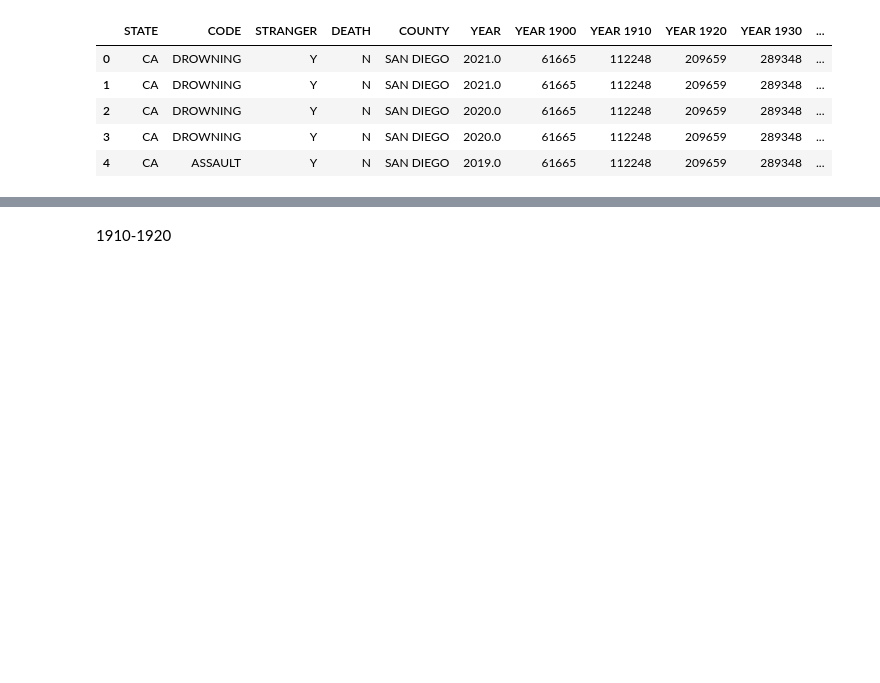
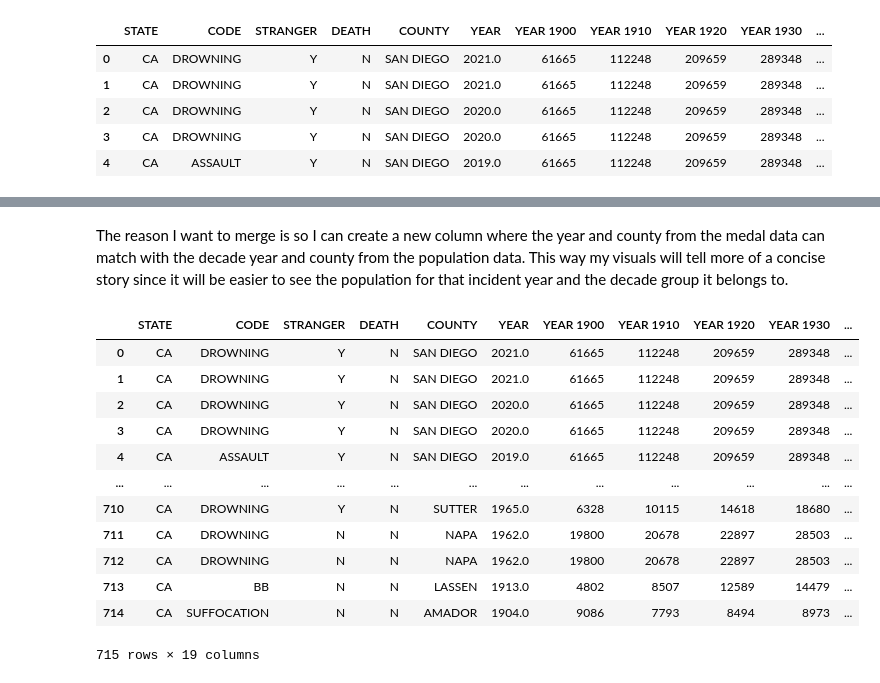
Before and after one commit to happyhorseshoe/Heroic_Age, a Jupyter notebook: hero.ipynb, the cells around one changed output, grey strips where cells are left out. Cells and saved outputs as stored; diff of their text form; code cells hidden in the pictures; blank space fills up the shorter version.

Commit message:
merge df

```diff
--- a/hero.ipynb
+++ b/hero.ipynb
@@ -404,2 +386,0 @@ Now I want to drop all rows with NaN and save the change to the new_df. Let's lo
-# %% [markdown]
-1910-1920
@@ -418,0 +387,37 @@ Now I want to drop all rows with NaN and save the change to the new_df. Let's lo
+# %% [markdown]
+The reason I want to merge is so I can create a new column where the year and county from the medal data can match with the decade year and county from the population data. This way my visuals will tell more of a concise story since it will be easier to see the population for that incident year and the decade group it belongs to.
+# %%
+conditions = [(medal_pop['YEAR'] <= 1910.0),
+    (medal_pop['YEAR'] >= 1911.0) & (medal_pop['YEAR']<=1920.0),
+    (medal_pop['YEAR'] >= 1921.0) & (medal_pop['YEAR']<=1930.0),
+    (medal_pop['YEAR'] >= 1931.0) & (medal_pop['YEAR']<=1940.0),
+    (medal_pop['YEAR'] >= 1941.0) & (medal_pop['YEAR']<=1950.0),
+    (medal_pop['YEAR'] >= 1951.0) & (medal_pop['YEAR']<=1960.0),
+    (medal_pop['YEAR'] >= 1961.0) & (medal_pop['YEAR']<=1970.0),
+    (medal_pop['YEAR'] >= 1971.0) & (medal_pop['YEAR']<=1980.0),
+    (medal_pop['YEAR'] >= 1981.0) & (medal_pop['YEAR']<=1990.0),
+    (medal_pop['YEAR'] >= 1991.0) & (medal_pop['YEAR']<=2000.0),
+    (medal_pop['YEAR'] >= 2001.0) & (medal_pop['YEAR']<=2010.0),
+    (medal_pop['YEAR'] >= 2011.0) & (medal_pop['YEAR']<=2020.0),
+    ]
+
+
+values = ['Year 1900', 'Year 1910','Year 1920','Year 1930','Year 1940', 'Year 1950', 'Year 1960','Year 1970','Year 1980', 'Year 1990', 'Year 2000', 'Year 2010']
+
+medal_pop['DECADE'] = np.select(conditions, values)
+
+medal_pop
+# %% [output]
+|  | STATE | CODE | STRANGER | DEATH | COUNTY | YEAR | YEAR 1900 | YEAR 1910 | YEAR 1920 | YEAR 1930 | ... |
+| 0 | CA | DROWNING | Y | N | SAN DIEGO | 2021.0 | 61665 | 112248 | 209659 | 289348 | ... |
+| 1 | CA | DROWNING | Y | N | SAN DIEGO | 2021.0 | 61665 | 112248 | 209659 | 289348 | ... |
+| 2 | CA | DROWNING | Y | N | SAN DIEGO | 2020.0 | 61665 | 112248 | 209659 | 289348 | ... |
+| 3 | CA | DROWNING | Y | N | SAN DIEGO | 2020.0 | 61665 | 112248 | 209659 | 289348 | ... |
+| 4 | CA | ASSAULT | Y | N | SAN DIEGO | 2019.0 | 61665 | 112248 | 209659 | 289348 | ... |
+| ... | ... | ... | ... | ... | ... | ... | ... | ... | ... | ... | ... |
+| 710 | CA | DROWNING | Y | N | SUTTER | 1965.0 | 6328 | 10115 | 14618 | 18680 | ... |
+| 711 | CA | DROWNING | N | N | NAPA | 1962.0 | 19800 | 20678 | 22897 | 28503 | ... |
+| 712 | CA | DROWNING | N | N | NAPA | 1962.0 | 19800 | 20678 | 22897 | 28503 | ... |
+| 713 | CA | BB | N | N | LASSEN | 1913.0 | 4802 | 8507 | 12589 | 14479 | ... |
+| 714 | CA | SUFFOCATION | N | N | AMADOR | 1904.0 | 9086 | 7793 | 8494 | 8973 | ... |
+715 rows × 19 columns
```
Also changed, not shown: parts of 19 cells of this notebook.
